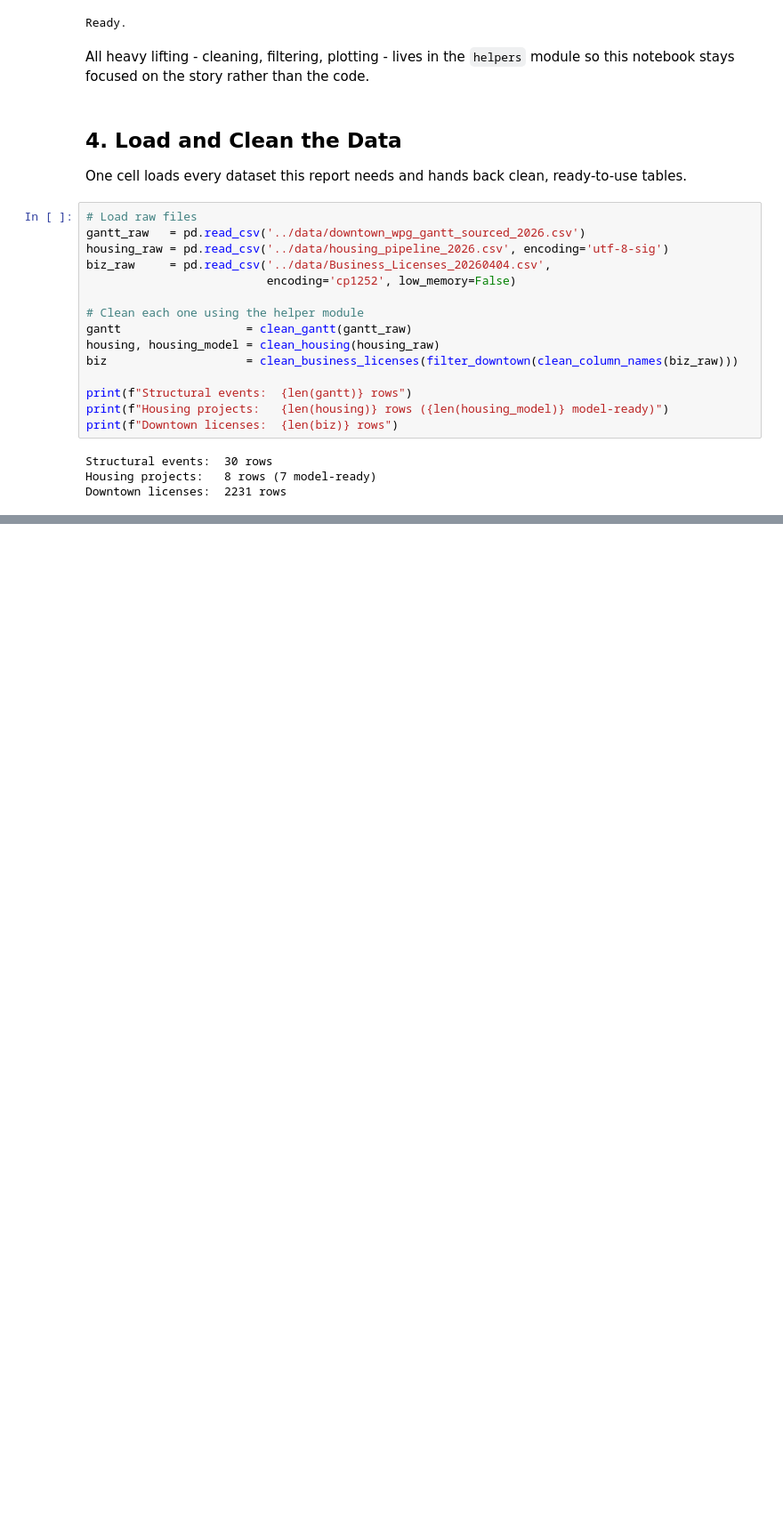
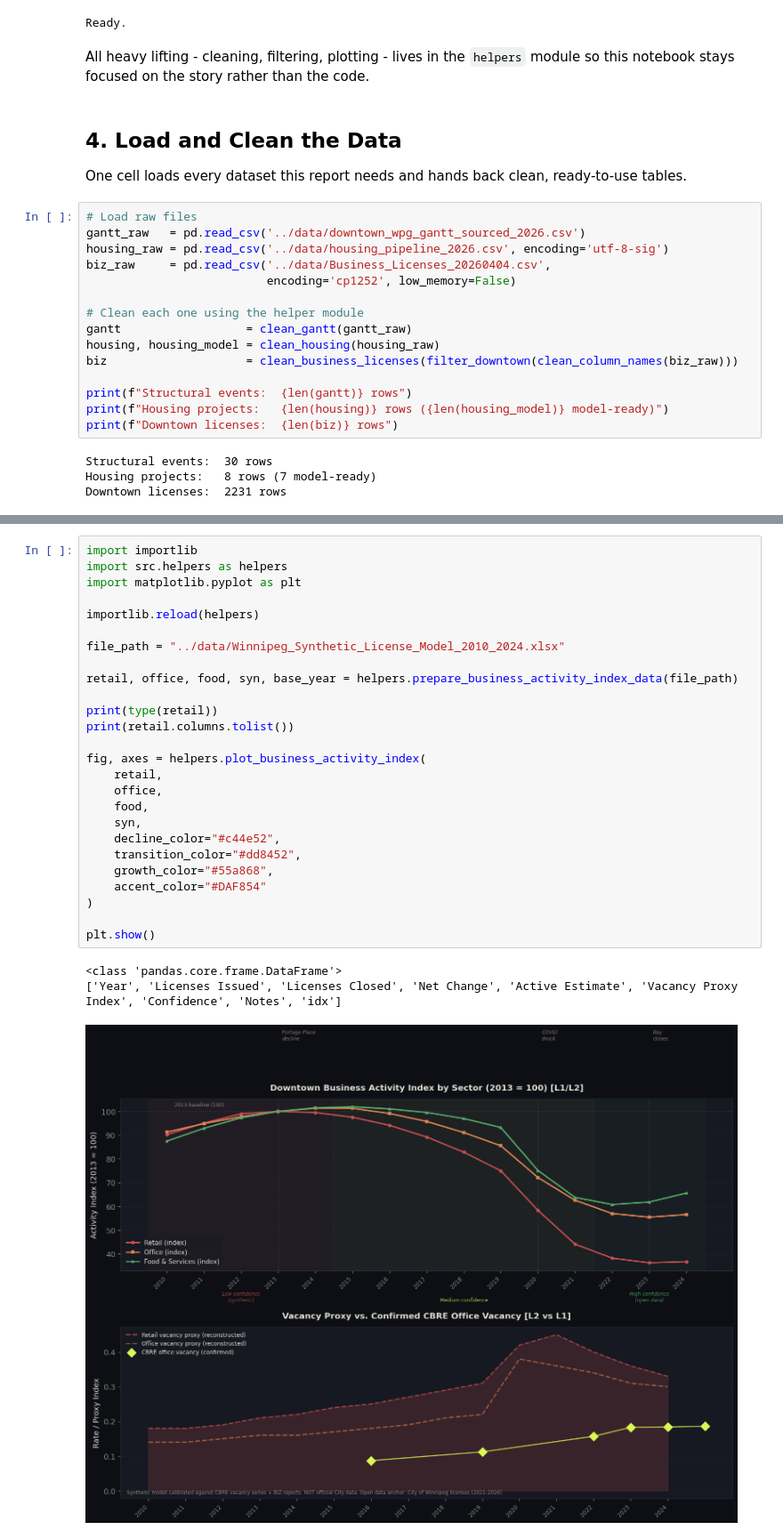
Before and after one commit to rynetroy/comp-2040-project-3, a Jupyter notebook: notebooks/stakeholder_report.ipynb, the cells around one changed output, grey strips where cells are left out. Shown at 89% size. Saved outputs shown, nothing was run; the diff lists cells and outputs as text; blank space fills up the shorter version.

```diff
--- a/notebooks/stakeholder_report.ipynb
+++ b/notebooks/stakeholder_report.ipynb
@@ -114,0 +141,30 @@ Downtown licenses:  2231 rows
+# %%
+import importlib
+import src.helpers as helpers
+import matplotlib.pyplot as plt
+
+importlib.reload(helpers)
+
+file_path = "../data/Winnipeg_Synthetic_License_Model_2010_2024.xlsx"
+
+retail, office, food, syn, base_year = helpers.prepare_business_activity_index_data(file_path)
+
+print(type(retail))
+print(retail.columns.tolist())
+
+fig, axes = helpers.plot_business_activity_index(
+    retail,
+    office,
+    food,
+    syn,
+    decline_color="#c44e52",
+    transition_color="#dd8452",
+    growth_color="#55a868",
+    accent_color="#DAF854"
+)
+
+plt.show()
+# %% [output]
+<class 'pandas.core.frame.DataFrame'>
+['Year', 'Licenses Issued', 'Licenses Closed', 'Net Change', 'Active Estimate', 'Vacancy Proxy Index', 'Confidence', 'Notes', 'idx']
+[figure, added]
```
Also changed, not shown: parts of 18 cells of this notebook.
